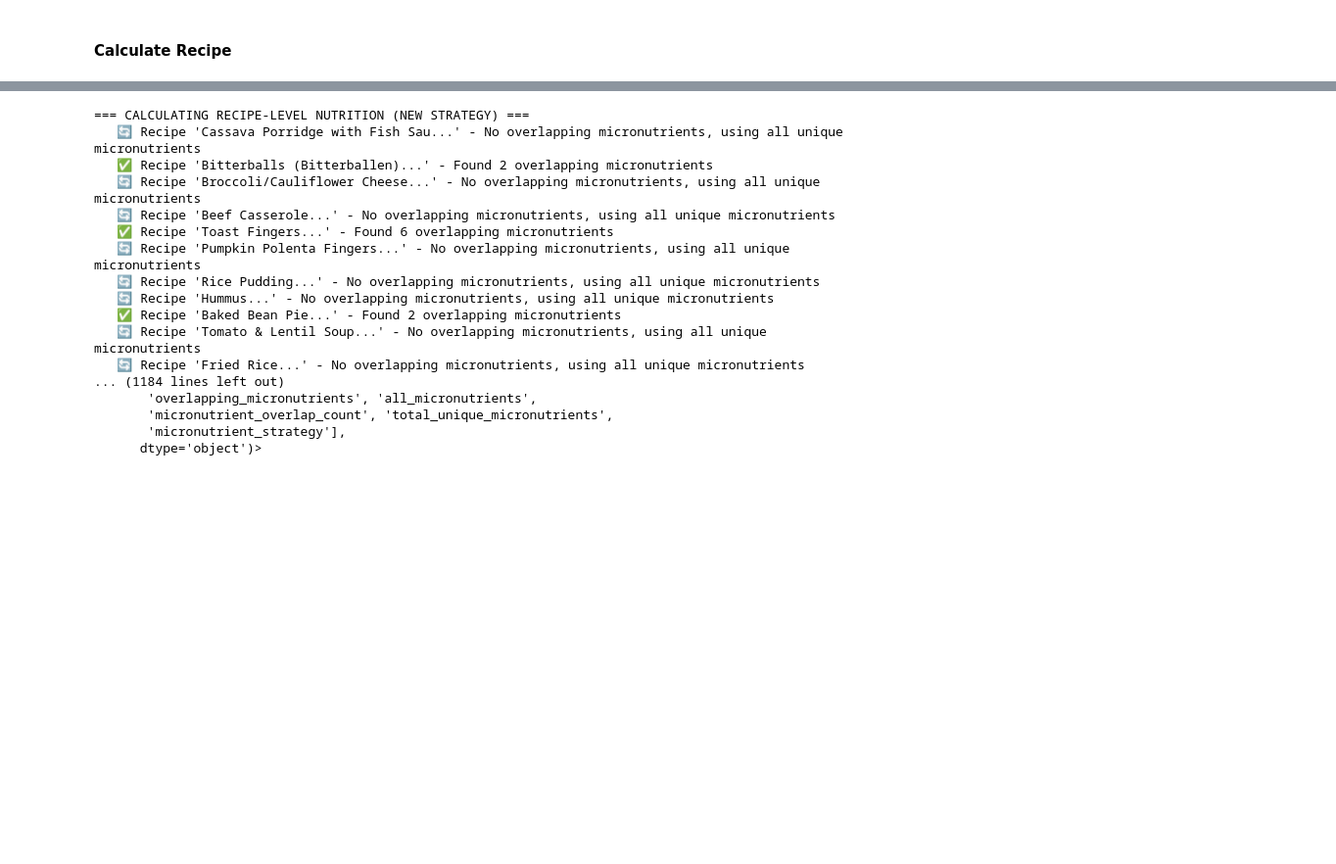
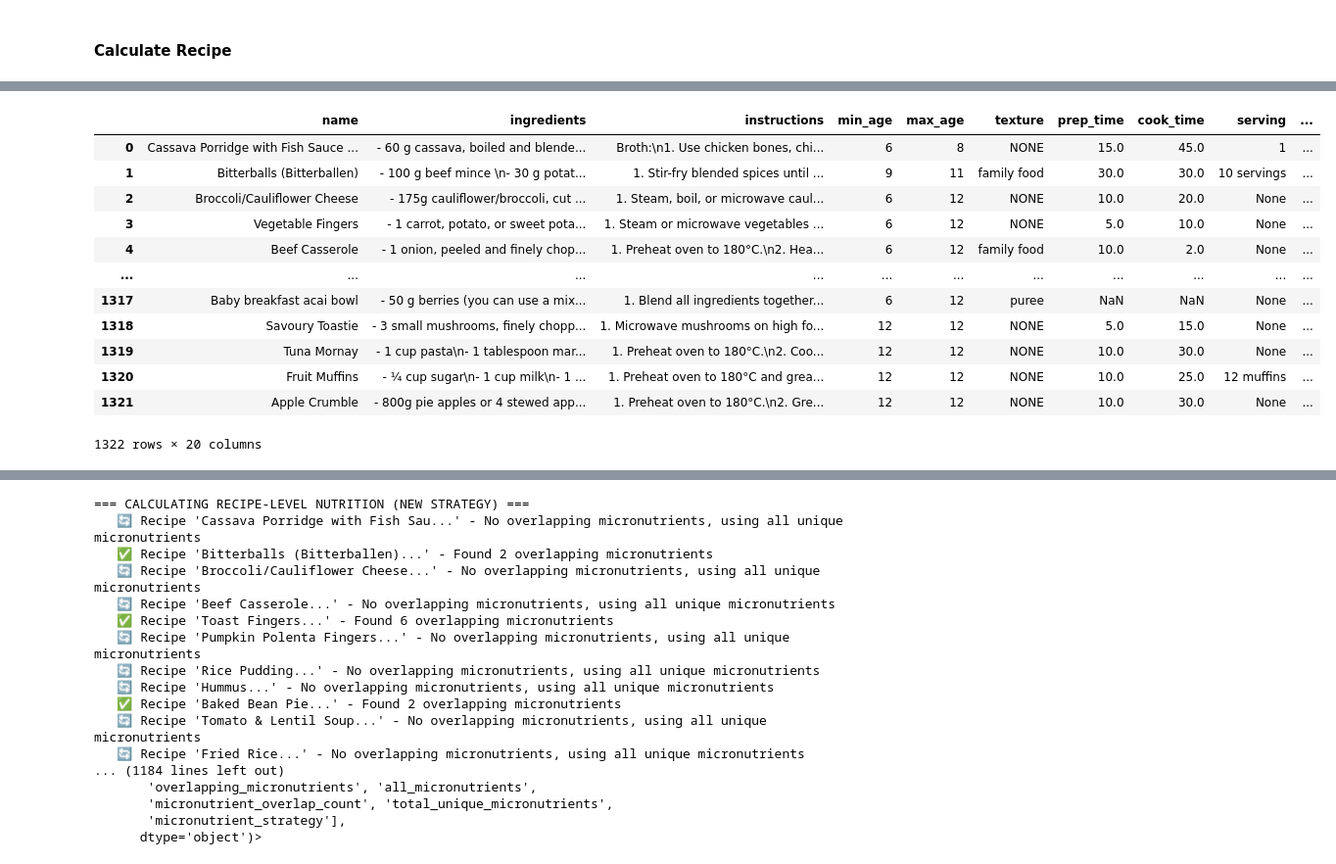
Before and after one commit to itshelena07/baby_food_recom_ai, a Jupyter notebook: 01_DataPreprocessing/pre-processing.ipynb, the cells around one changed output, grey strips where cells are left out. Shown at 98% size. Drawn from its saved outputs; the diff is of its cells as text; code cells hidden in the pictures; blank space fills up the shorter version.

```diff
--- a/01_DataPreprocessing/pre-processing.ipynb
+++ b/01_DataPreprocessing/pre-processing.ipynb
@@ -5831,0 +7505,4 @@ AttributeError: 'DataFrame' object has no attribute 'to_list'
+# %%
+recipes_testing = recipes.copy()
+
+recipes_testing.columns.to_list()
@@ -5831,0 +7530,18 @@ AttributeError: 'DataFrame' object has no attribute 'to_list'
+# %%
+recipes_testing_original = recipes_testing.copy()
+# %%
+display(recipes_testing_original)
+# %% [output]
+|  | name | ingredients | instructions | min_age | max_age | texture | prep_time | cook_time | serving | ... |
+| 0 | Cassava Porridge with Fish Sauce ... | - 60 g cassava, boiled and blende... | Broth:\n1. Use chicken bones, chi... | 6 | 8 | NONE | 15.0 | 45.0 | 1 | ... |
+| 1 | Bitterballs (Bitterballen) | - 100 g beef mince \n- 30 g potat... | 1. Stir-fry blended spices until ... | 9 | 11 | family food | 30.0 | 30.0 | 10 servings | ... |
+| 2 | Broccoli/Cauliflower Cheese | - 175g cauliflower/broccoli, cut ... | 1. Steam, boil, or microwave caul... | 6 | 12 | NONE | 10.0 | 20.0 | None | ... |
+| 3 | Vegetable Fingers | - 1 carrot, potato, or sweet pota... | 1. Steam or microwave vegetables ... | 6 | 12 | NONE | 5.0 | 10.0 | None | ... |
+| 4 | Beef Casserole | - 1 onion, peeled and finely chop... | 1. Preheat oven to 180°C.\n2. Hea... | 6 | 12 | family food | 10.0 | 2.0 | None | ... |
+| ... | ... | ... | ... | ... | ... | ... | ... | ... | ... | ... |
+| 1317 | Baby breakfast acai bowl | - 50 g berries (you can use a mix... | 1. Blend all ingredients together... | 6 | 12 | puree | NaN | NaN | None | ... |
+| 1318 | Savoury Toastie | - 3 small mushrooms, finely chopp... | 1. Microwave mushrooms on high fo... | 12 | 12 | NONE | 5.0 | 15.0 | None | ... |
+| 1319 | Tuna Mornay | - 1 cup pasta\n- 1 tablespoon mar... | 1. Preheat oven to 180°C.\n2. Coo... | 12 | 12 | NONE | 10.0 | 30.0 | None | ... |
+| 1320 | Fruit Muffins | - ¼ cup sugar\n- 1 cup milk\n- 1 ... | 1. Preheat oven to 180°C and grea... | 12 | 12 | NONE | 10.0 | 25.0 | 12 muffins | ... |
+| 1321 | Apple Crumble | - 800g pie apples or 4 stewed app... | 1. Preheat oven to 180°C.\n2. Gre... | 12 | 12 | NONE | 10.0 | 30.0 | None | ... |
+1322 rows × 20 columns
```
Also changed, not shown: parts of 77 cells of this notebook.
